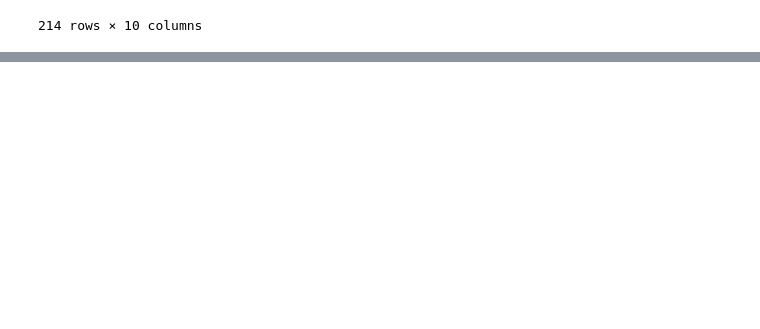
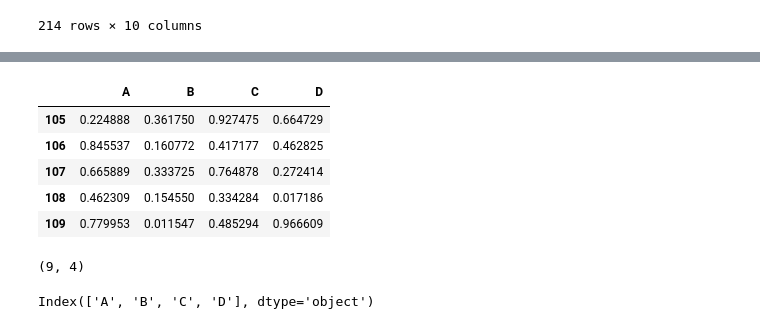
Before and after one commit to arjunpvm/mlp, a Jupyter notebook: week1/introduction_to_pandas.ipynb, the cells around one changed output, grey strips where cells are left out. Saved outputs shown, nothing was run; the diff lists cells and outputs as text; code cells hidden in the pictures; blank space fills up the shorter version.

```diff
--- a/week1/introduction_to_pandas.ipynb
+++ b/week1/introduction_to_pandas.ipynb
@@ -567,0 +602,23 @@ age_df_temp
+# %%
+another_df.tail()
+# %% [output]
+|  | A | B | C | D |
+| 105 | 0.224888 | 0.361750 | 0.927475 | 0.664729 |
+| 106 | 0.845537 | 0.160772 | 0.417177 | 0.462825 |
+| 107 | 0.665889 | 0.333725 | 0.764878 | 0.272414 |
+| 108 | 0.462309 | 0.154550 | 0.334284 | 0.017186 |
+| 109 | 0.779953 | 0.011547 | 0.485294 | 0.966609 |
+# %%
+df = pd.DataFrame(
+    np.random.rand(9, 4),
+    index=list("abcdefghi"),
+    columns=list("ABCD"))
+# we are changing the df to be a random 9 X 4 numpy array with row indices as abcdefghi and columns as ABCD
+
+df.shape
+# %% [output]
+(9, 4)
+# %%
+df.columns
+# %% [output]
+Index(['A', 'B', 'C', 'D'], dtype='object')
```
Also changed, not shown: parts of 29 cells of this notebook.
